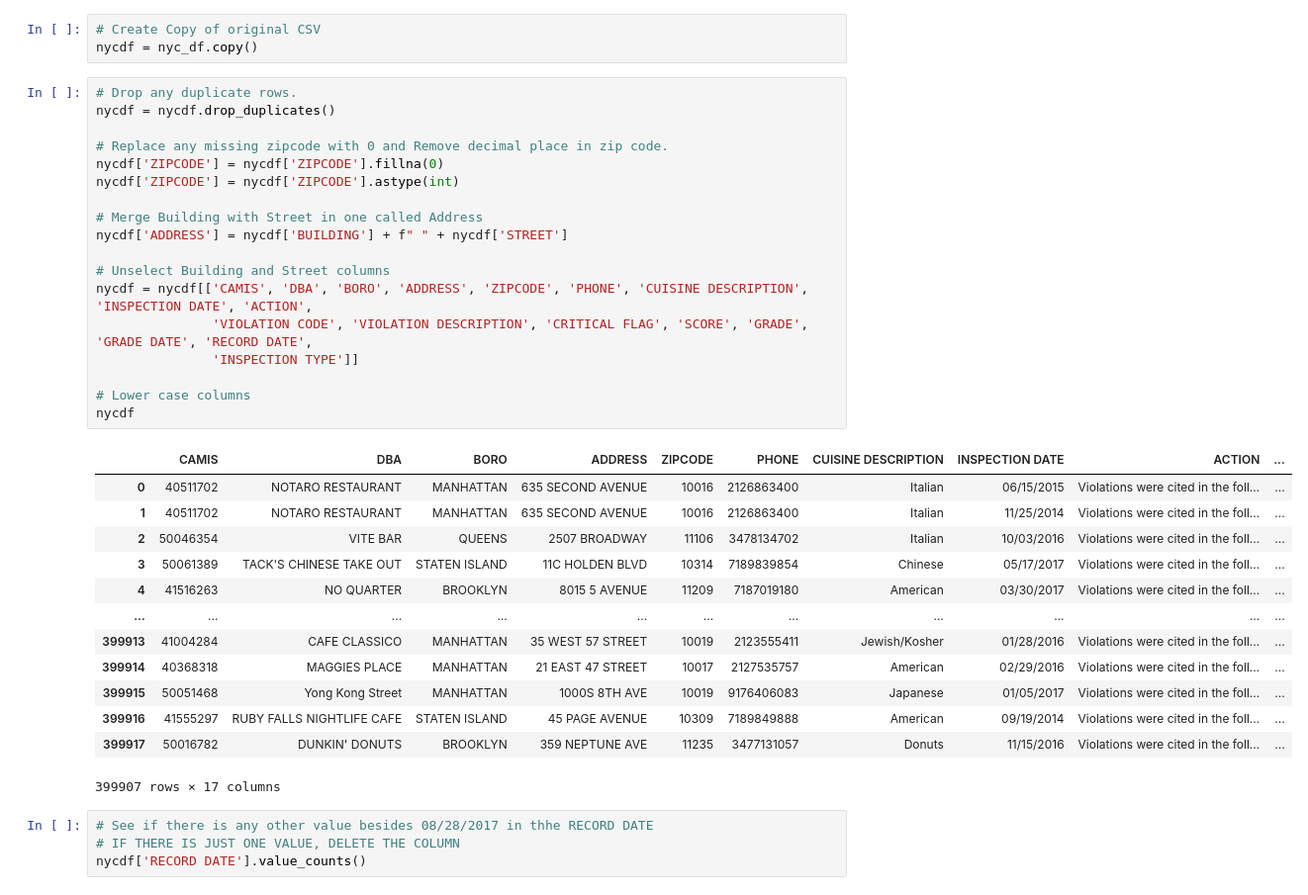
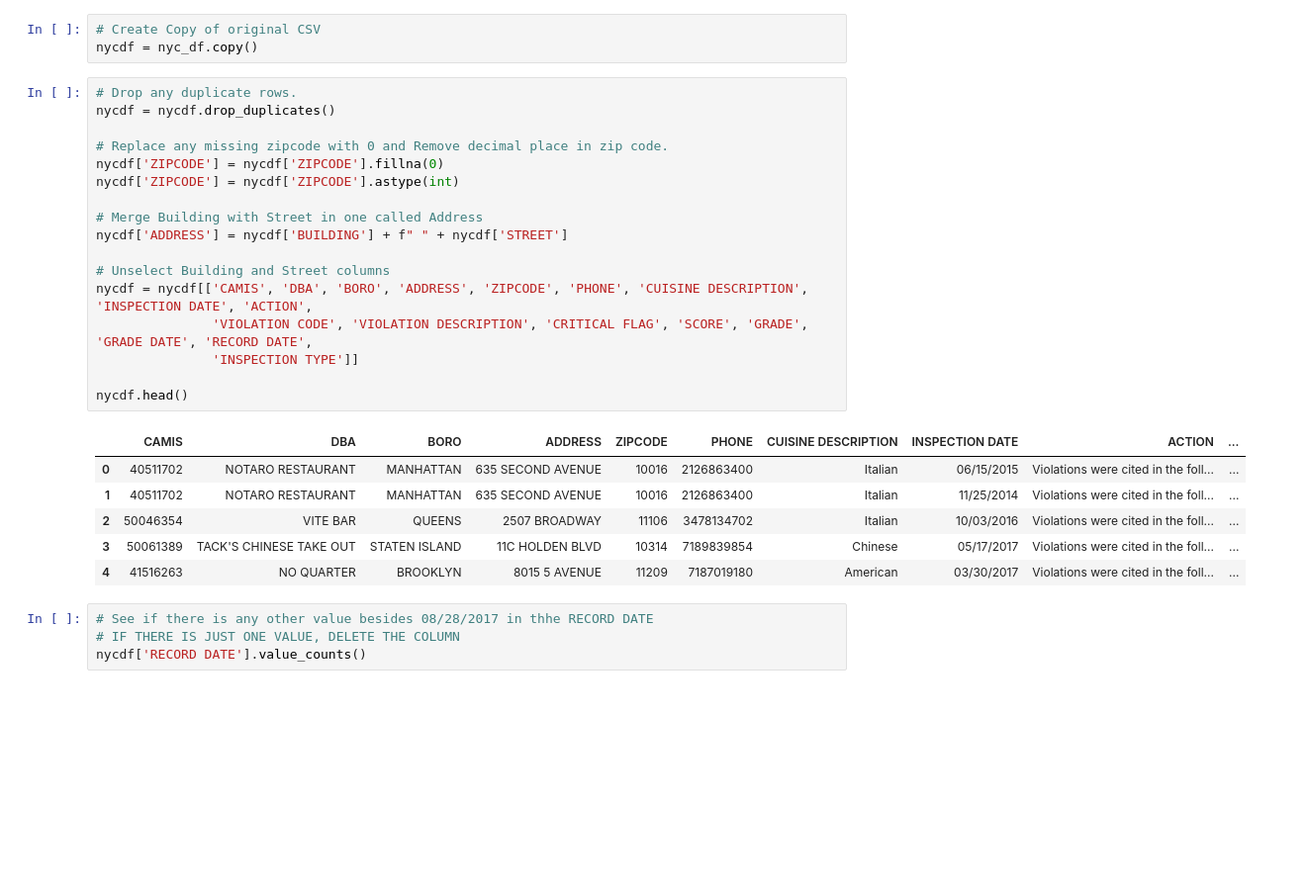
Before and after one commit to RothK215/Project-2-ETL, a Jupyter notebook: RK_Data_Cleaning_Retrieval_2.ipynb, the cells around one changed output. Shown at 99% size. Drawn from its saved outputs; the diff is of its cells as text; blank space fills up the shorter version.

```diff
--- a/RK_Data_Cleaning_Retrieval_2.ipynb
+++ b/RK_Data_Cleaning_Retrieval_2.ipynb
@@ -51,35 +20,27 @@ nycdf = nyc_df.copy()
 # %%
 # Drop any duplicate rows.
 nycdf = nycdf.drop_duplicates()
 
 # Replace any missing zipcode with 0 and Remove decimal place in zip code.
 nycdf['ZIPCODE'] = nycdf['ZIPCODE'].fillna(0)
 nycdf['ZIPCODE'] = nycdf['ZIPCODE'].astype(int)
 
 # Merge Building with Street in one called Address
 nycdf['ADDRESS'] = nycdf['BUILDING'] + f" " + nycdf['STREET']
 
 # Unselect Building and Street columns
 nycdf = nycdf[['CAMIS', 'DBA', 'BORO', 'ADDRESS', 'ZIPCODE', 'PHONE', 'CUISINE DESCRIPTION', 'INSPECTION DATE', 'ACTION',
                'VIOLATION CODE', 'VIOLATION DESCRIPTION', 'CRITICAL FLAG', 'SCORE', 'GRADE', 'GRADE DATE', 'RECORD DATE',
                'INSPECTION TYPE']]
 
-# Lower case columns
-nycdf
+nycdf.head()
 # %% [output]
 |  | CAMIS | DBA | BORO | ADDRESS | ZIPCODE | PHONE | CUISINE DESCRIPTION | INSPECTION DATE | ACTION | ... |
 | 0 | 40511702 | NOTARO RESTAURANT | MANHATTAN | 635 SECOND AVENUE | 10016 | 2126863400 | Italian | 06/15/2015 | Violations were cited in the foll... | ... |
 | 1 | 40511702 | NOTARO RESTAURANT | MANHATTAN | 635 SECOND AVENUE | 10016 | 2126863400 | Italian | 11/25/2014 | Violations were cited in the foll... | ... |
 | 2 | 50046354 | VITE BAR | QUEENS | 2507 BROADWAY | 11106 | 3478134702 | Italian | 10/03/2016 | Violations were cited in the foll... | ... |
 | 3 | 50061389 | TACK'S CHINESE TAKE OUT | STATEN ISLAND | 11C HOLDEN BLVD | 10314 | 7189839854 | Chinese | 05/17/2017 | Violations were cited in the foll... | ... |
 | 4 | 41516263 | NO QUARTER | BROOKLYN | 8015 5 AVENUE | 11209 | 7187019180 | American | 03/30/2017 | Violations were cited in the foll... | ... |
-| ... | ... | ... | ... | ... | ... | ... | ... | ... | ... | ... |
-| 399913 | 41004284 | CAFE CLASSICO | MANHATTAN | 35 WEST 57 STREET | 10019 | 2123555411 | Jewish/Kosher | 01/28/2016 | Violations were cited in the foll... | ... |
-| 399914 | 40368318 | MAGGIES PLACE | MANHATTAN | 21 EAST 47 STREET | 10017 | 2127535757 | American | 02/29/2016 | Violations were cited in the foll... | ... |
-| 399915 | 50051468 | Yong Kong Street | MANHATTAN | 1000S 8TH AVE | 10019 | 9176406083 | Japanese | 01/05/2017 | Violations were cited in the foll... | ... |
-| 399916 | 41555297 | RUBY FALLS NIGHTLIFE CAFE | STATEN ISLAND | 45 PAGE AVENUE | 10309 | 7189849888 | American | 09/19/2014 | Violations were cited in the foll... | ... |
-| 399917 | 50016782 | DUNKIN' DONUTS | BROOKLYN | 359 NEPTUNE AVE | 11235 | 3477131057 | Donuts | 11/15/2016 | Violations were cited in the foll... | ... |
-399907 rows × 17 columns
 # %%
 # See if there is any other value besides 08/28/2017 in thhe RECORD DATE
 # IF THERE IS JUST ONE VALUE, DELETE THE COLUMN
```
Also changed, not shown: parts of 13 cells of this notebook, 1 other file.
